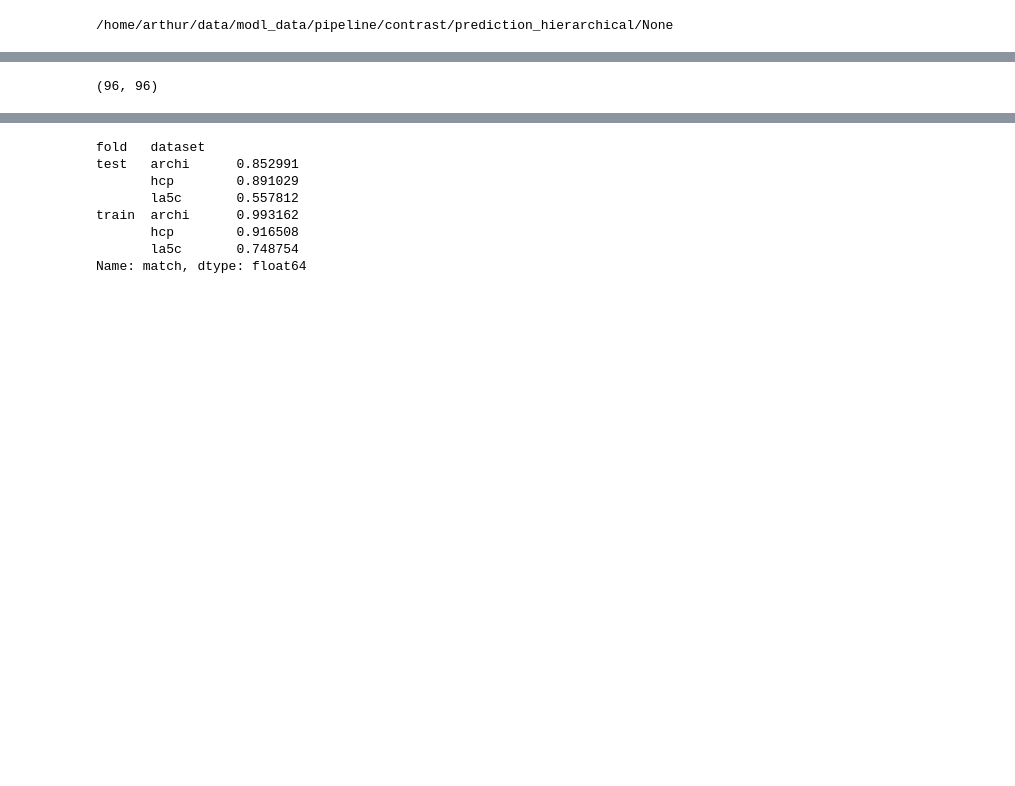
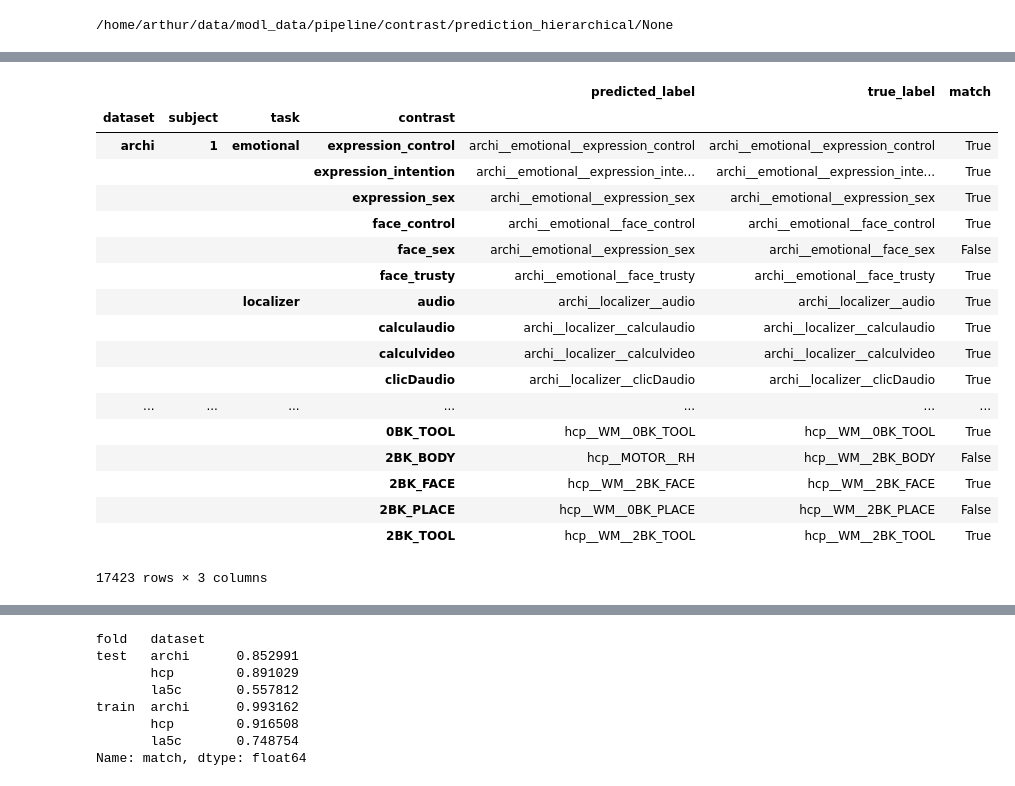
Before and after one commit to arthurmensch/modl, a Jupyter notebook: examples/contrast/analysis/analyse_prediction.ipynb, the cells around one changed output, grey strips where cells are left out. Drawn from its saved outputs; the diff is of its cells as text; code cells hidden in the pictures; blank space fills up the shorter version.

```diff
--- a/examples/contrast/analysis/analyse_prediction.ipynb
+++ b/examples/contrast/analysis/analyse_prediction.ipynb
@@ -98,7 +98,25 @@ train_conf = confusion_matrix(prediction.loc['train', 'true_label'],
                         prediction.loc['train', 'predicted_label'], labels=labels)
 test_conf = confusion_matrix(prediction.loc['test', 'true_label'],
                         prediction.loc['test', 'predicted_label'], labels=labels)
-# %%
-test_conf.shape
-# %% [output]
-(96, 96)
+# %%
+prediction.loc['train']
+# %% [output]
+|  |  |  |  | predicted_label | true_label | match |
+| dataset | subject | task | contrast |  |  |  |
+| archi | 1 | emotional | expression_control | archi__emotional__expression_control | archi__emotional__expression_control | True |
+|  |  |  | expression_intention | archi__emotional__expression_inte... | archi__emotional__expression_inte... | True |
+|  |  |  | expression_sex | archi__emotional__expression_sex | archi__emotional__expression_sex | True |
+|  |  |  | face_control | archi__emotional__face_control | archi__emotional__face_control | True |
+|  |  |  | face_sex | archi__emotional__expression_sex | archi__emotional__face_sex | False |
+|  |  |  | face_trusty | archi__emotional__face_trusty | archi__emotional__face_trusty | True |
+|  |  | localizer | audio | archi__localizer__audio | archi__localizer__audio | True |
+|  |  |  | calculaudio | archi__localizer__calculaudio | archi__localizer__calculaudio | True |
+|  |  |  | calculvideo | archi__localizer__calculvideo | archi__localizer__calculvideo | True |
+|  |  |  | clicDaudio | archi__localizer__clicDaudio | archi__localizer__clicDaudio | True |
+| ... | ... | ... | ... | ... | ... | ... |
+|  |  |  | 0BK_TOOL | hcp__WM__0BK_TOOL | hcp__WM__0BK_TOOL | True |
+|  |  |  | 2BK_BODY | hcp__MOTOR__RH | hcp__WM__2BK_BODY | False |
+|  |  |  | 2BK_FACE | hcp__WM__2BK_FACE | hcp__WM__2BK_FACE | True |
+|  |  |  | 2BK_PLACE | hcp__WM__0BK_PLACE | hcp__WM__2BK_PLACE | False |
+|  |  |  | 2BK_TOOL | hcp__WM__2BK_TOOL | hcp__WM__2BK_TOOL | True |
+17423 rows × 3 columns
```
Also changed, not shown: parts of 5 cells of this notebook, 2 other files.
